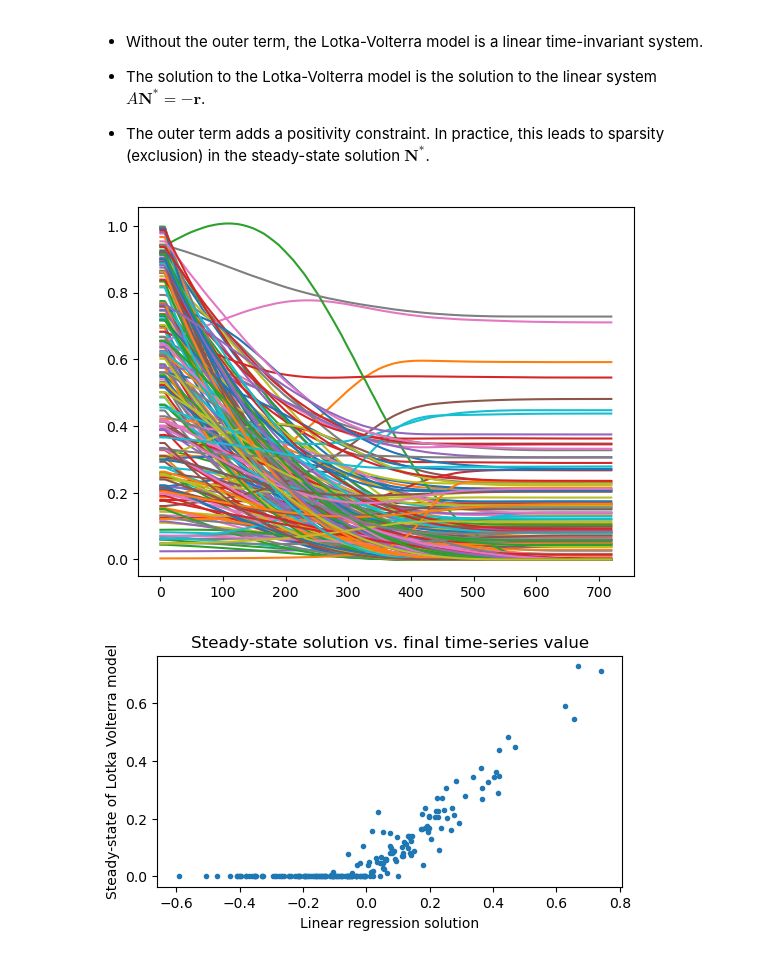
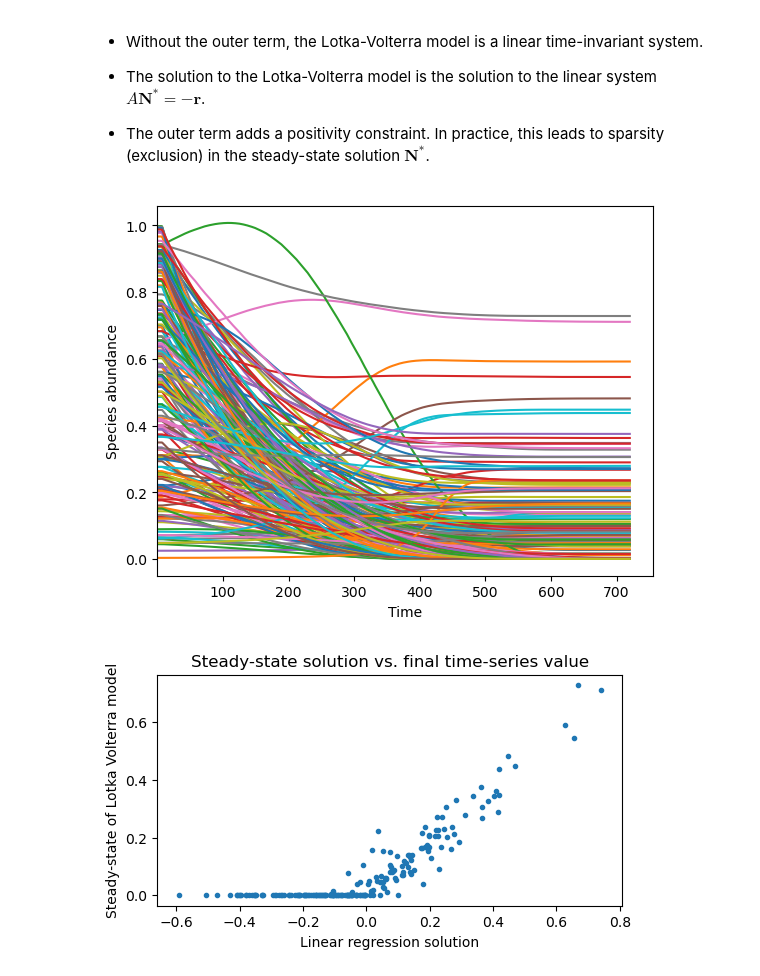
Before and after one commit to williamgilpin/illotka, a Jupyter notebook: demos.ipynb, the cells around one changed output. Saved outputs shown, nothing was run; the diff lists cells and outputs as text; code cells hidden in the pictures.

```diff
--- a/demos.ipynb
+++ b/demos.ipynb
@@ -457,10 +402,14 @@ Text(0, 0.5, 'Settling Time')
 # %%
 eq = RandomLotkaVolterra(n_val, random_state=3, eps=1e0, sigma=0.5, d=4.5, kfrac=0.0, connectivity=0.05)
 ic = np.random.uniform(size=n_val)
 t, y = eq.integrate(tmax, ic, tol=1e-10)
 plt.plot(y);
+plt.xlim(1e-3, None)
+plt.xlabel("Time")
+plt.ylabel("Species abundance")
+plt.show()
 # %% [output]
-[figure, old version]
+[figure, new version]
 # %%
 ## Perform unconstrained linear regression
 plt.figure(figsize=(6, 3))
```
Also changed, not shown: parts of 27 cells of this notebook, 2 other files.
